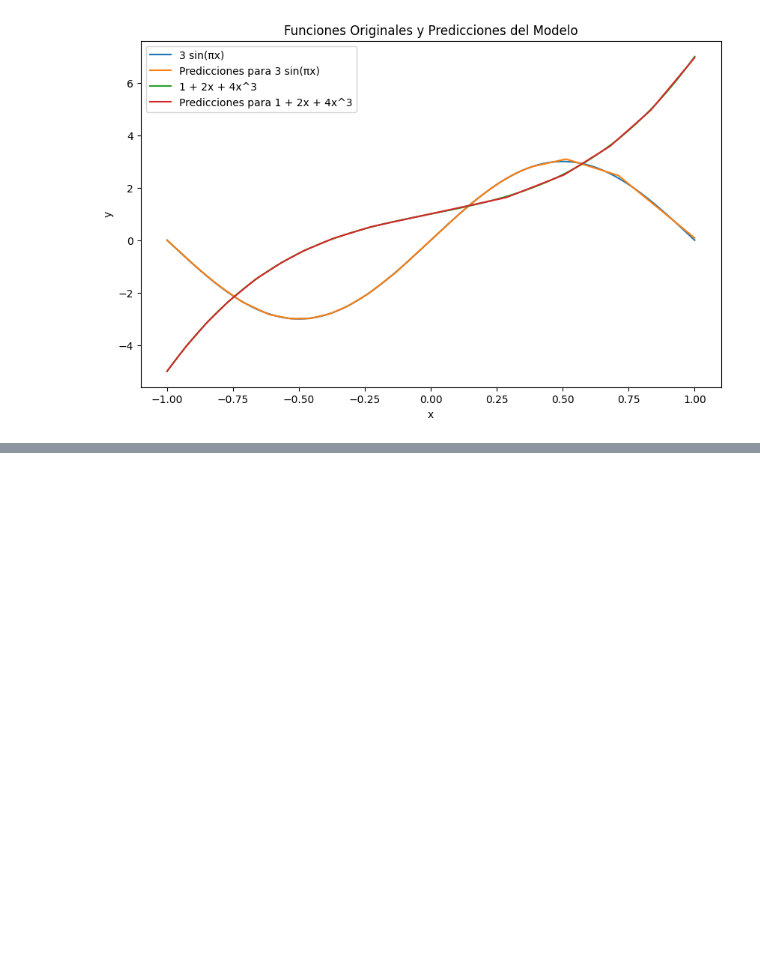
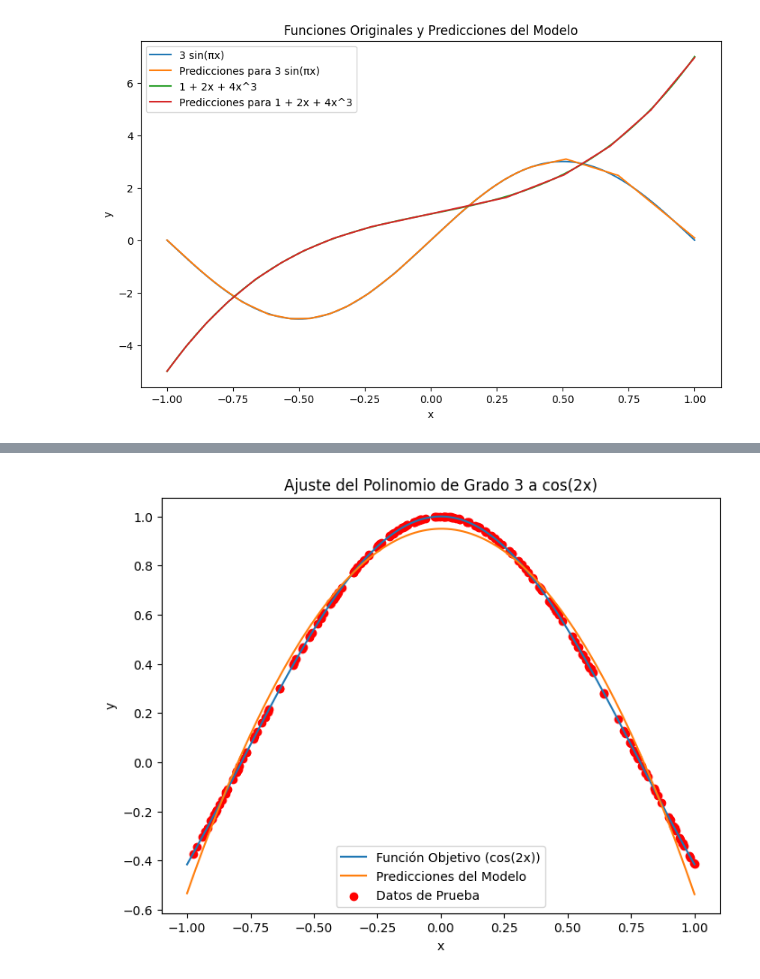
Before and after one commit to AldousSama/Tarea1, a Jupyter notebook: TAREA5.ipynb, the cells around one changed output, grey strips where cells are left out. Drawn from its saved outputs; the diff is of its cells as text; code cells hidden in the pictures; blank space fills up the shorter version.

```diff
--- a/TAREA5.ipynb
+++ b/TAREA5.ipynb
@@ -88,0 +91,15 @@ plt.show()
+# %%
+class PolynomialLayer(tf.keras.layers.Layer):
+    def __init__(self):
+        super(PolynomialLayer, self).__init__()
+        # Definir los coeficientes entrenables
+        self.a0 = self.add_weight("a0", shape=(1,), initializer="random_normal")
+        self.a1 = self.add_weight("a1", shape=(1,), initializer="random_normal")
+        self.a2 = self.add_weight("a2", shape=(1,), initializer="random_normal")
+        self.a3 = self.add_weight("a3", shape=(1,), initializer="random_normal")
+
+    def call(self, inputs):
+        # Calcular el valor del polinomio
+        x = inputs
+        result = self.a0 + self.a1 * x + self.a2 * x**2 + self.a3 * x**3
+        return result
@@ -88,0 +108,52 @@ plt.show()
+# %%
+from sklearn.model_selection import train_test_split
+from sklearn.metrics import r2_score
+
+# Defino la función objetivo
+def funcion_obj(x):
+    return np.cos(2 * x)
+
+# Generar datos de entrenamiento
+np.random.seed(0)
+X = np.random.uniform(-1, 1, 1000)
+y = funcion_obj(X)
+
+# Dividir los datos en conjuntos de entrenamiento y prueba
+X_train, X_test, y_train, y_test = train_test_split(X, y, test_size=0.2, random_state=42)
+
+# Crear el modelo con la capa del polinomio de grado 3
+modelo = tf.keras.Sequential([
+    PolynomialLayer(),
+])
+
+# Compilar el modelo
+modelo.compile(optimizer='adam', loss='mean_squared_error')
+
+# Entrenar el modelo
+modelo.fit(X_train, y_train, epochs=1000, verbose=0)
+
+# Evaluar el modelo en el conjunto de prueba
+y_pred = modelo.predict(X_test)
+
+# Calcular el porcentaje de precisión (R^2)
+r2 = r2_score(y_test, y_pred)
+
+# Imprimir el porcentaje de precisión
+print(f'Porcentaje de precisión (R^2): {r2:.4f}')
+
+# Generar datos para graficar la función objetivo y las predicciones del modelo
+x_values = np.linspace(-1, 1, 1000)
+y_target = funcion_obj(x_values)
+y_pred = modelo.predict(x_values)
+
+# Graficar la función objetivo y las predicciones del modelo
+plt.figure(figsize=(8, 6))
+plt.plot(x_values, y_target, label='Función Objetivo (cos(2x))')
+plt.plot(x_values, y_pred, label='Predicciones del Modelo')
+plt.scatter(X_test, y_test, color='red', marker='o', label='Datos de Prueba')
+plt.xlabel('x')
+plt.ylabel('y')
+plt.legend()
+plt.title('Ajuste del Polinomio de Grado 3 a cos(2x)')
+plt.show()
+# %% [output]
@@ -88,0 +163 @@ plt.show()
+[figure, added]
```
Also changed, not shown: parts of 4 cells of this notebook.
